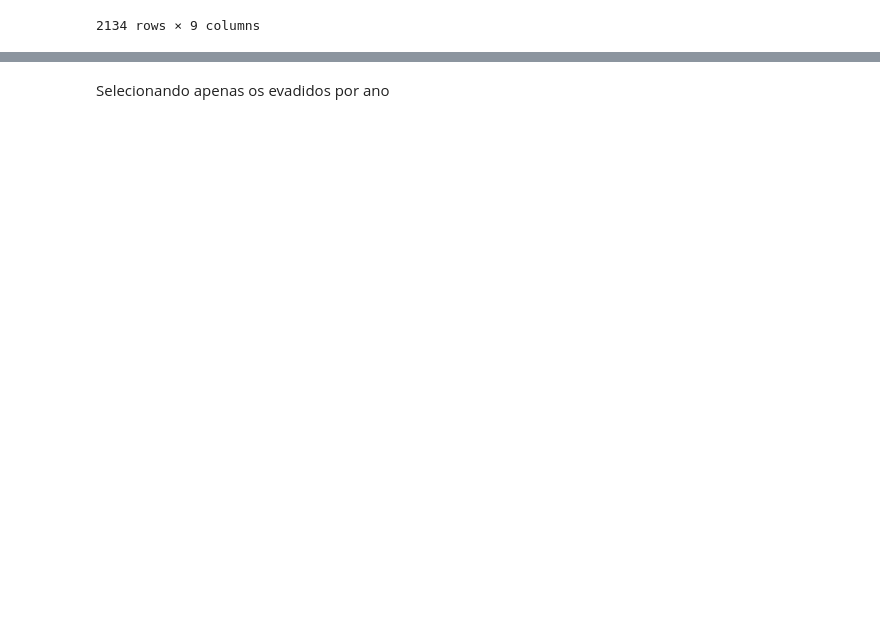
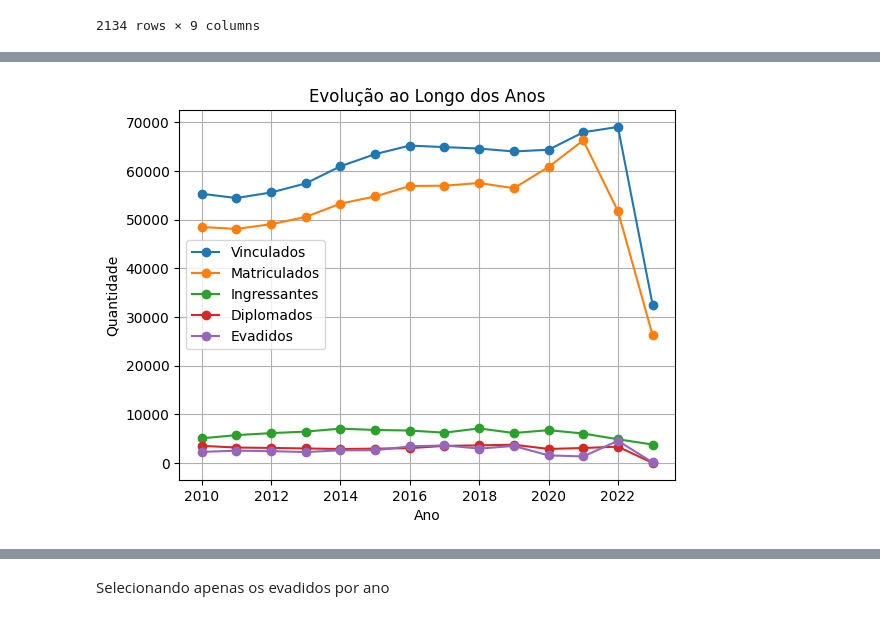
Before and after one commit to psicosleazy-dev/tcc, a Jupyter notebook: start_notebook.ipynb, the cells around one changed output, grey strips where cells are left out. Drawn from its saved outputs; the diff is of its cells as text; code cells hidden in the pictures; blank space fills up the shorter version.

```diff
--- a/start_notebook.ipynb
+++ b/start_notebook.ipynb
@@ -58,0 +194,3 @@ display(df)
+# %%
+dens_por_ano = df[["Ano","Vinculados", "Matriculados", "Ingressantes", "Diplomados", "Evadidos"]].groupby("Ano").sum().reset_index()
+display(dens_por_ano)
@@ -58,0 +213,28 @@ display(df)
+# %%
+# Definir os dados para cada coluna
+anos = dens_por_ano['Ano']
+vinculados = dens_por_ano['Vinculados']
+matriculados = dens_por_ano['Matriculados']
+ingressantes = dens_por_ano['Ingressantes']
+diplomados = dens_por_ano['Diplomados']
+evadidos = dens_por_ano['Evadidos']
+
+# Criar o gráfico de linhas
+plt.plot(anos, vinculados, label='Vinculados', marker='o')
+plt.plot(anos, matriculados, label='Matriculados', marker='o')
+plt.plot(anos, ingressantes, label='Ingressantes', marker='o')
+plt.plot(anos, diplomados, label='Diplomados', marker='o')
+plt.plot(anos, evadidos, label='Evadidos', marker='o')
+
+# Adicionar rótulos e título
+plt.xlabel('Ano')
+plt.ylabel('Quantidade')
+plt.title('Evolução ao Longo dos Anos')
+plt.legend()
+
+# Mostrar o gráfico
+# plt.tight_layout()
+plt.grid(True)
+plt.show()
+# %% [output]
+[figure, added]
```
Also changed, not shown: parts of 95 cells of this notebook, 35 other files.
